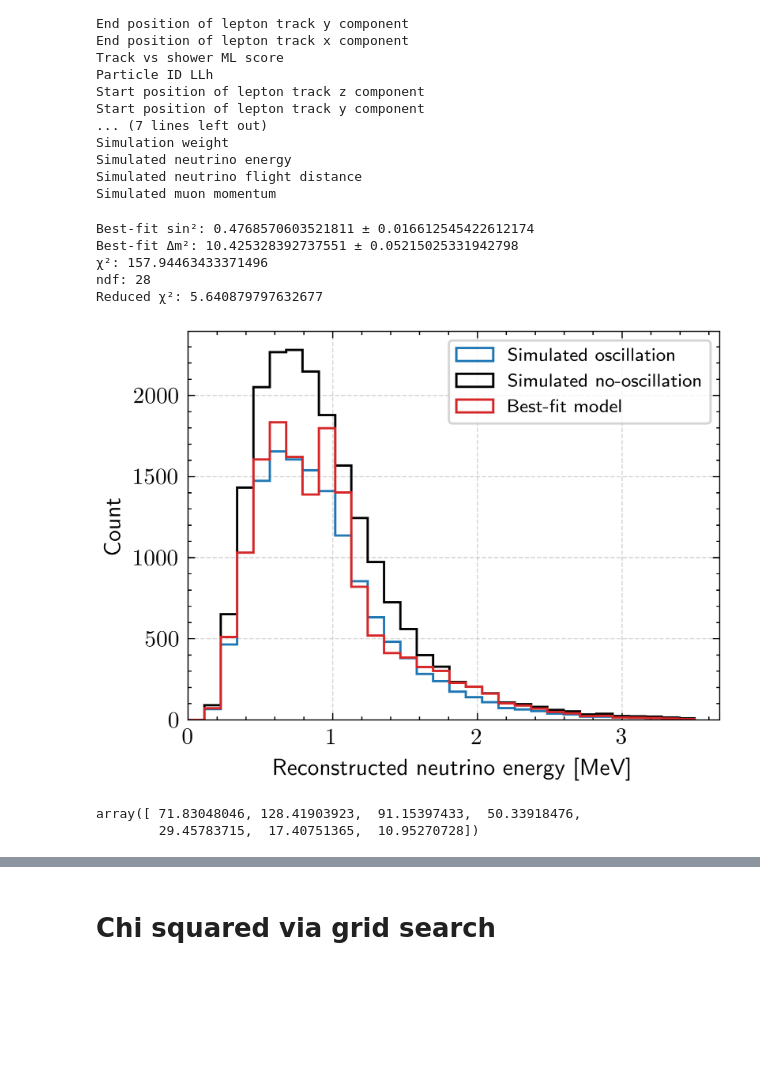
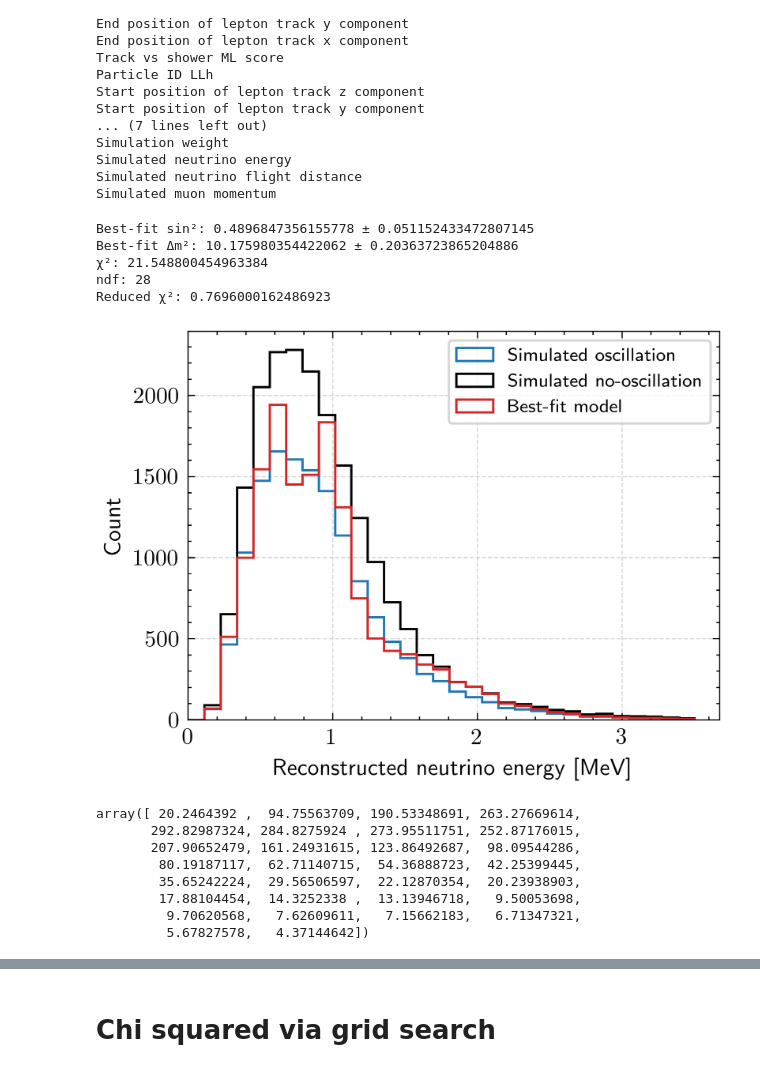
Before and after one commit to wnguyen1312/Neutrino-Oscillation, a Jupyter notebook: notebooks/ML Selection.ipynb, the cells around one changed output, grey strips where cells are left out. Cells and saved outputs as stored; diff of their text form; code cells hidden in the pictures; blank space fills up the shorter version.

```diff
--- a/notebooks/ML Selection.ipynb
+++ b/notebooks/ML Selection.ipynb
@@ -324,7 +324,7 @@ centers = 0.5*(edges[:-1] + edges[1:])
 valid = osc_count > 0
 exp_fit = osc_count[valid]
 E_valid = centers[valid]
-sigma = np.sqrt(exp_fit)
+sigma = np.sqrt(exp_fit) + 0.15*exp_fit
 
 # -----------------------------------
 # 2. Un-oscillated simulation histogram
@@ -349,7 +349,7 @@ def oscillation_model(_, sin2, dm2):
 # -----------------------------------
 unc = np.sqrt(sigma**2 + no_osc_count[valid]) # add Poisson unc in two datasets in quadrature
 p0 = [0.5, 11]
-popt, pcov = curve_fit(oscillation_model, E_valid, exp_fit, p0=p0, sigma=unc, absolute_sigma=True,
+popt, pcov = curve_fit(oscillation_model, E_valid, exp_fit, p0=p0, sigma=sigma, absolute_sigma=True,
                       bounds=([0, 0.1], [1, 100]))
 sin2_best, dm2_best = popt
 sin2_err, dm2_err = np.sqrt(np.diag(pcov))
@@ -367,43 +367,49 @@ print("Reduced χ²:", chi2 / ndf)
 # -----------------------------------
 # 5. Plot
 # -----------------------------------
 plt.figure(dpi=600, figsize=(4,3))
 
 ax1 = plt.gca()
 
 ax1.hist(osc_energy, bins=E_bin, weights=osc_weight, color='tab:blue',
          label='Simulated oscillation', histtype='step')
 ax1.hist(no_osc_energy, bins=E_bin, weights=no_osc_weight, color='black',
          label='Simulated no-oscillation', histtype='step')
 ax1.hist(no_osc_energy, bins=E_bin, weights=no_osc_weight*calculate_prob(popt[0],popt[1], 0.47, no_osc_energy),
          color='tab:red', label='Best-fit model', histtype='step')
 
 
 ax1.set_xlabel('Reconstructed neutrino energy [MeV]')
 ax1.set_ylabel('Count')
 ax1.legend()
 ax1.set_ylim(0, None)
 ax1.set_xlim(0, None)
 
 ax1.set_xlabel('Reconstructed neutrino energy [MeV]')
 ax1.set_ylabel('Count')
 ax1.legend(fontsize=8, frameon=True)
 ax1.grid(alpha=0.5, linestyle='--')
 
 plt.tight_layout()
 plt.show()
 # %% [output]
-Best-fit sin²: 0.4768570603521811 ± 0.016612545422612174
-Best-fit Δm²: 10.425328392737551 ± 0.05215025331942798
-χ²: 157.94463433371496
+Best-fit sin²: 0.4896847356155778 ± 0.051152433472807145
+Best-fit Δm²: 10.175980354422062 ± 0.20363723865204886
+χ²: 21.548800454963384
 ndf: 28
-Reduced χ²: 5.640879797632677
+Reduced χ²: 0.7696000162486923
-[figure, old version]
+[figure, new version]
 # %%
 unc
 # %% [output]
-array([ 71.83048046, 128.41903923,  91.15397433,  50.33918476,
-        29.45783715,  17.40751365,  10.95270728])
+array([ 20.2464392 ,  94.75563709, 190.53348691, 263.27669614,
+       292.82987324, 284.8275924 , 273.95511751, 252.87176015,
+       207.90652479, 161.24931615, 123.86492687,  98.09544286,
+        80.19187117,  62.71140715,  54.36888723,  42.25399445,
+        35.65242224,  29.56506597,  22.12870354,  20.23938903,
+        17.88104454,  14.3252338 ,  13.13946718,   9.50053698,
+         9.70620568,   7.62609611,   7.15662183,   6.71347321,
+         5.67827578,   4.37144642])
 # %%
 len(exp_fit)
 # %% [output]
```
Also changed, not shown: parts of 8 cells of this notebook.
